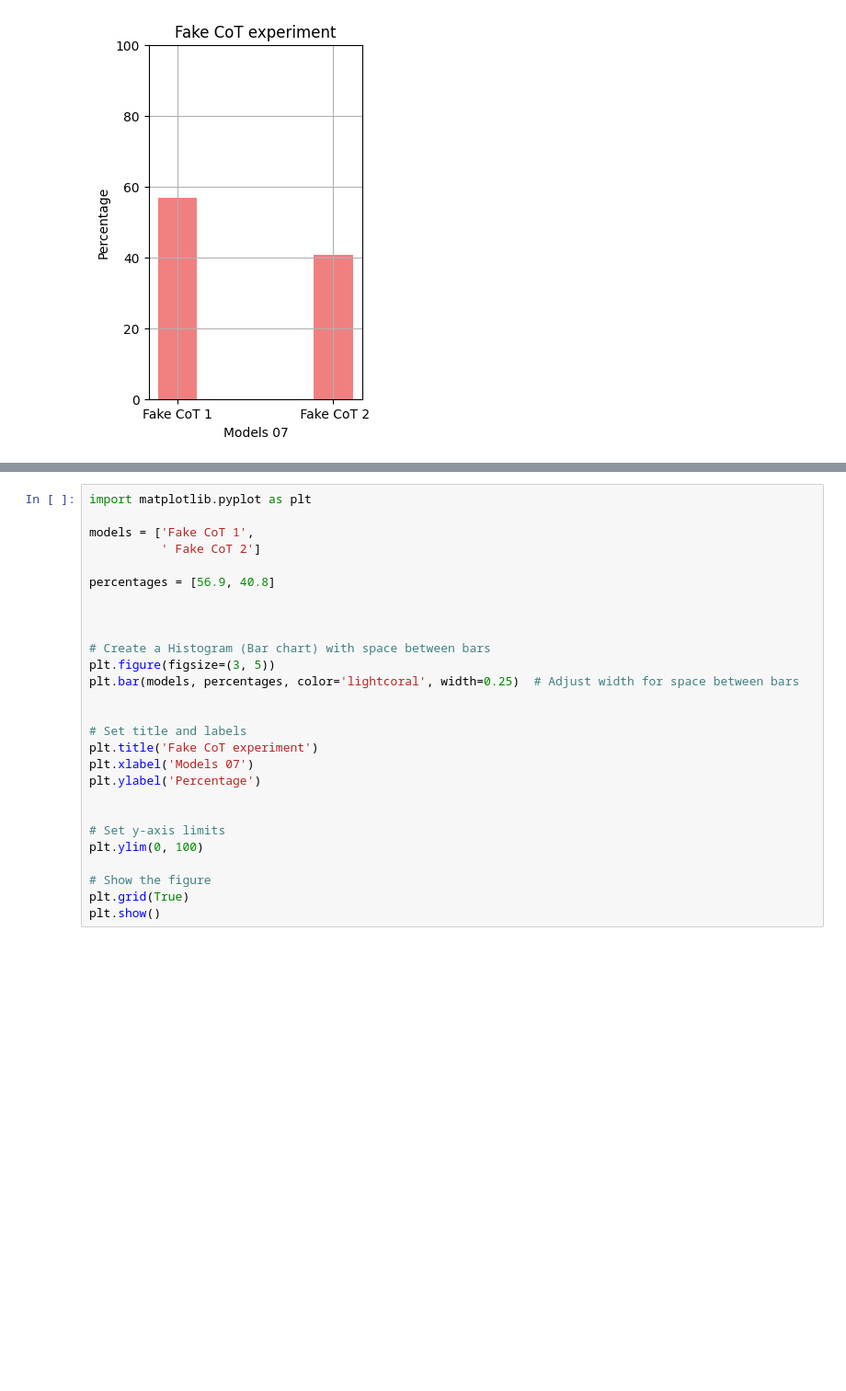
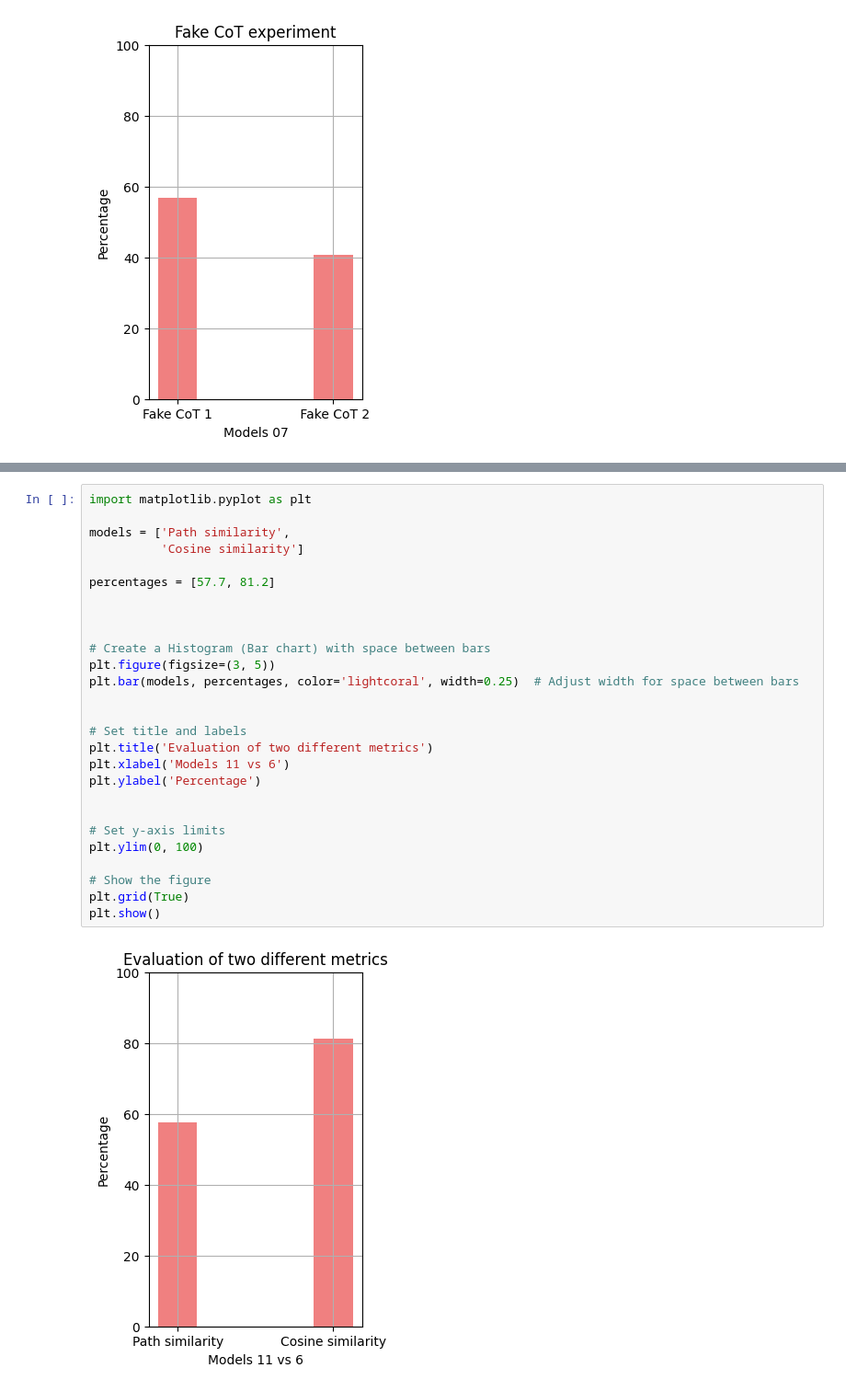
Before and after one commit to yassir28/Darija-LLMs, a Jupyter notebook: 12 analysis.ipynb, the cells around one changed output, grey strips where cells are left out. Shown: that part at 92% size. Saved outputs shown, nothing was run; the diff lists cells and outputs as text; blank space fills up the shorter version.

```diff
--- a/verbs/12 analysis.ipynb
+++ b/12 analysis.ipynb
@@ -371,27 +377,29 @@ plt.show()
 # %%
 import matplotlib.pyplot as plt
 
-models = ['Fake CoT 1',
-          ' Fake CoT 2']
+models = ['Path similarity',
+          'Cosine similarity']
 
-percentages = [56.9, 40.8]
+percentages = [57.7, 81.2]
 
 
 
 # Create a Histogram (Bar chart) with space between bars
 plt.figure(figsize=(3, 5))
 plt.bar(models, percentages, color='lightcoral', width=0.25)  # Adjust width for space between bars
 
 
 # Set title and labels
-plt.title('Fake CoT experiment')
-plt.xlabel('Models 07')
+plt.title('Evaluation of two different metrics')
+plt.xlabel('Models 11 vs 6')
 plt.ylabel('Percentage')
 
 
 # Set y-axis limits
 plt.ylim(0, 100)
 
 # Show the figure
 plt.grid(True)
 plt.show()
+# %% [output]
+[figure, added]
```
Also changed, not shown: parts of 9 cells of this notebook, 9 other files.
